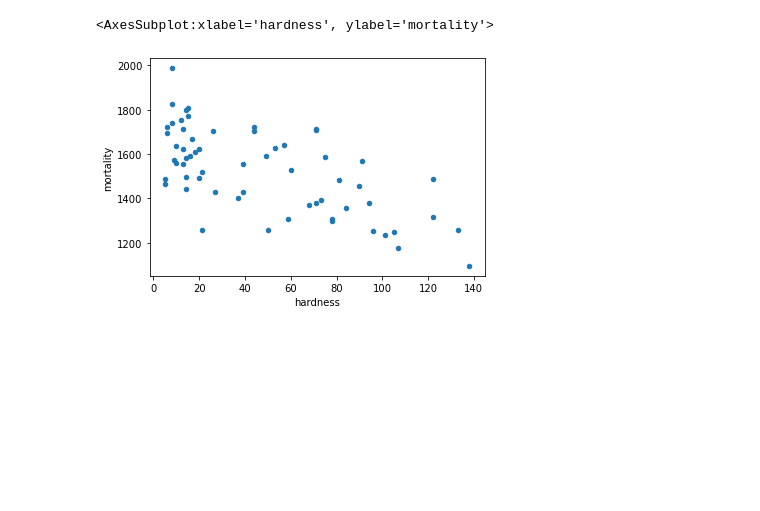
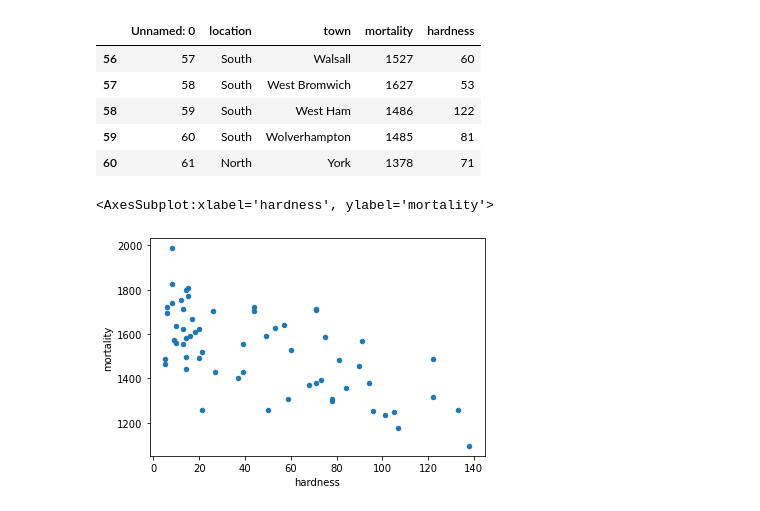
Before and after one commit to Abdulganiev/pyda-19, a Jupyter notebook: 3_Lesson_04/3_DZ_04.ipynb, the cells around one changed output. Saved outputs shown, nothing was run; the diff lists cells and outputs as text; code cells hidden in the pictures; blank space fills up the shorter version.

```diff
--- a/3_Lesson_04/3_DZ_04.ipynb
+++ b/3_Lesson_04/3_DZ_04.ipynb
@@ -8,6 +8,15 @@ import statsmodels.api as sm
 from statsmodels.sandbox.regression.predstd import wls_prediction_std
 # %%
 df_water=pd.read_csv('water.csv')
+# %%
+df_water.tail()
+# %% [output]
+|  | Unnamed: 0 | location | town | mortality | hardness |
+| 56 | 57 | South | Walsall | 1527 | 60 |
+| 57 | 58 | South | West Bromwich | 1627 | 53 |
+| 58 | 59 | South | West Ham | 1486 | 122 |
+| 59 | 60 | South | Wolverhampton | 1485 | 81 |
+| 60 | 61 | North | York | 1378 | 71 |
 # %%
 df_water.plot(kind='scatter', x='hardness', y='mortality')
 # %% [output]
```
Also changed, not shown: 22 other files.
